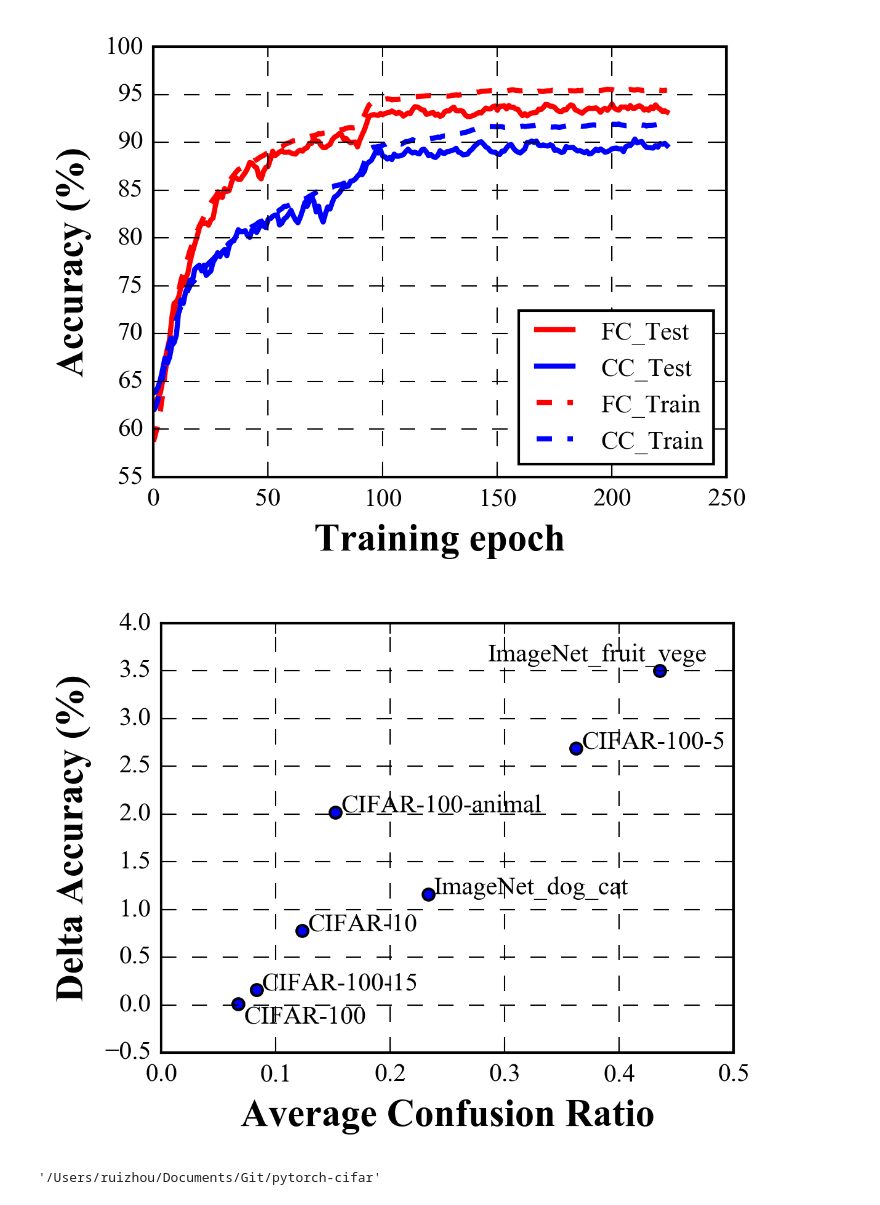
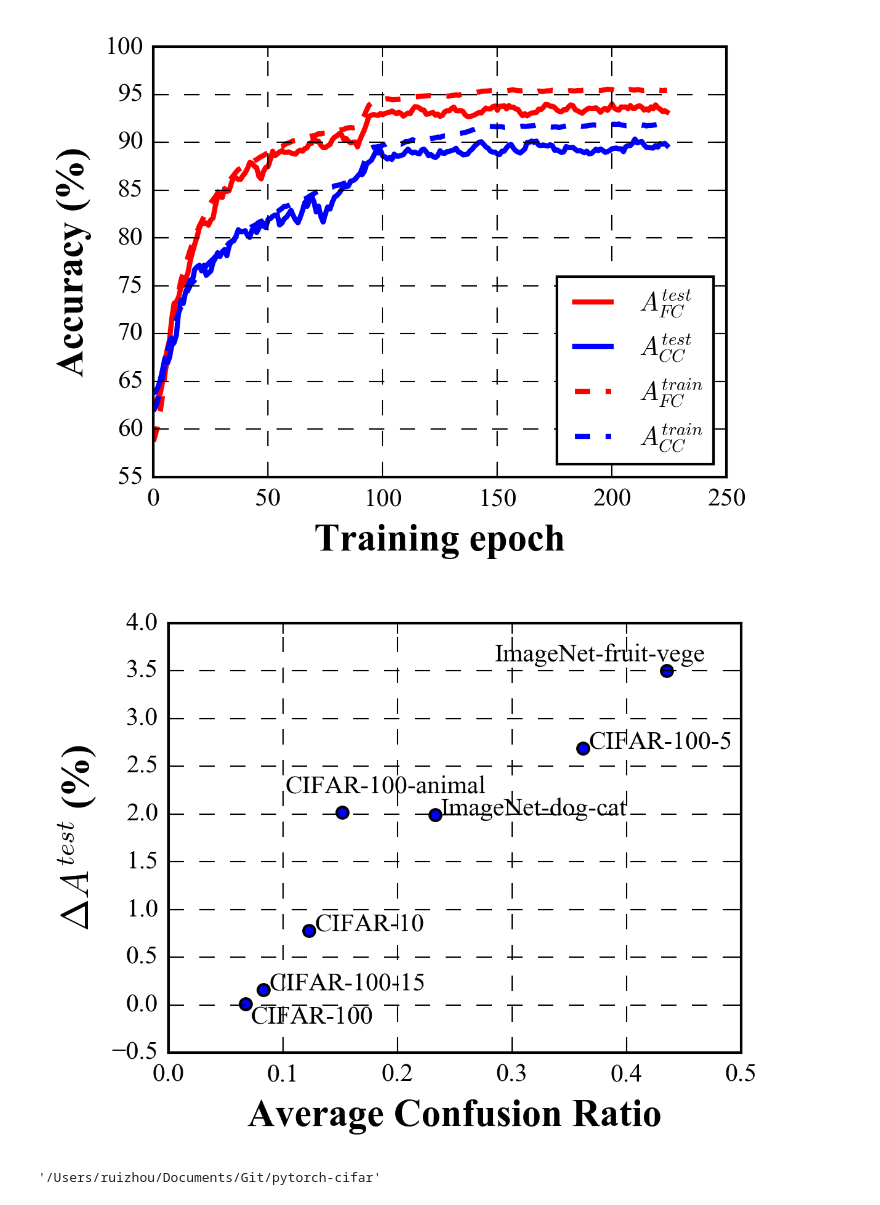
Before and after one commit to enyac-group/Label-Granularity, a Jupyter notebook: plot_curve.ipynb, the cells around one changed output. Saved outputs shown, nothing was run; the diff lists cells and outputs as text; code cells hidden in the pictures.

```diff
--- a/plot_curve.ipynb
+++ b/plot_curve.ipynb
@@ -177,10 +180,10 @@ rc={'font.size': 15, 'axes.labelsize': 15, 'legend.fontsize': 10,
     'axes.titlesize': 17, 'xtick.labelsize': 10, 'ytick.labelsize': 10,
     'lines.linewidth': 2}
 plt.rcParams.update(**rc)
-plt.plot(range(len(A_fc_test)), A_fc_test, '-', color='r', label='FC_Test')
-plt.plot(range(len(A_cc_test)), A_cc_test, '-', color='b', label='CC_Test')
-plt.plot(range(len(A_fc_train)), A_fc_train, '--', color='r', label='FC_Train')
-plt.plot(range(len(A_cc_train)), A_cc_train, '--', color='b', label='CC_Train')
+plt.plot(range(len(A_fc_test)), A_fc_test, '-', color='r', label='$A_{FC}^{test}$')
+plt.plot(range(len(A_cc_test)), A_cc_test, '-', color='b', label='$A_{CC}^{test}$')
+plt.plot(range(len(A_fc_train)), A_fc_train, '--', color='r', label='$A_{FC}^{train}$')
+plt.plot(range(len(A_cc_train)), A_cc_train, '--', color='b', label='$A_{CC}^{train}$')
 plt.xlabel('Training epoch',fontweight='bold')
 plt.ylabel('Accuracy (%)',fontweight='bold')
 plt.legend(loc='lower right', ncol=1)
@@ -191,7 +194,7 @@ plt.grid(color='k', linestyle='--', linewidth=0.5)
 plt.savefig('figs/'+name+'.png', bbox_inches='tight', dpi=600)
 #plt.close()
 # %% [output]
-[figure, old version]
+[figure, new version]
 # %%
 ########### Scatter ACR with delta acc. #################
 # %%
@@ -253,47 +256,49 @@ ACR = [0.123, 0.0671, 0.152, 0.233, 0.435]
 text = ['CIFAR-10','CIFAR-100','CIFAR-100-animal','ImageNet_dog_cat','ImageNet_fruit_vege']
 # %%
 name = 'ACR_across_datasets_added'
-A_fc = [99.20, 95.05, 83.44, 93.84, 93.15, 85.30, 83.22]
+A_fc = [99.20, 95.05, 83.44, 94.67, 93.15, 85.30, 83.22]
 A_cc = [98.42, 95.04, 81.42, 92.68, 89.65, 85.14, 80.53]
 A_delta = [A_fc[i] - A_cc[i] for i in range(len(A_fc))]
 ACR = [0.123, 0.0671, 0.152, 0.233, 0.435, 0.0829, 0.362]
-text = ['CIFAR-10','CIFAR-100','CIFAR-100-animal','ImageNet_dog_cat','ImageNet_fruit_vege', 'CIFAR-100-15', 'CIFAR-100-5']
+text = ['CIFAR-10','CIFAR-100','CIFAR-100-animal','ImageNet-dog-cat','ImageNet-fruit-vege', 'CIFAR-100-15', 'CIFAR-100-5']
 # %%
 font = {'family' : 'Times New Roman',
         'size'   : 17}
 matplotlib.rc('font', **font)
 plt.figure(figsize=(4, 3), dpi=300)
 rc={'font.size': 10, 'axes.labelsize': 15, 'legend.fontsize': 10,
     'axes.titlesize': 17, 'xtick.labelsize': 10, 'ytick.labelsize': 10,
     'lines.linewidth': 2}
 plt.rcParams.update(**rc)
 plt.scatter(ACR, A_delta)
 
 # for i, txt in enumerate(text):
-#     plt.annotate(txt, (ACR[i]+0.005,A_delta[i]))
+#     plt.annotate(txt, (ACR[i]+0.00,A_delta[i]))
 
 for i, txt in enumerate(text):
     if i == 4:
         plt.annotate(txt, (ACR[i]-0.15,A_delta[i]+0.1))
     elif i == 5:
         plt.annotate(txt, (ACR[i]+0.005,A_delta[i]))
     elif i == 1:
         plt.annotate(txt, (ACR[i]+0.005,A_delta[i]-0.2))
+    elif i == 2:
+        plt.annotate(txt, (ACR[i]-0.05,A_delta[i]+0.2))
     else:
         plt.annotate(txt, (ACR[i]+0.005,A_delta[i]))
 
 
 plt.xlabel('Average Confusion Ratio',fontweight='bold')
-plt.ylabel('Delta Accuracy (%)',fontweight='bold')
+plt.ylabel('$\Delta A^{test}$ (%)',fontweight='bold')
 plt.legend(loc='lower right', ncol=1)
 #plt.axis([0.2, 1, 78, 95])
 plt.grid(color='k', linestyle='--', linewidth=0.5)
 # plt.tight_layout()
 #plt.show()
 plt.savefig('figs/'+name+'.png', bbox_inches='tight', dpi=600)
 #plt.close()
 # %% [output]
-[figure, old version]
+[figure, new version]
 # %%
 import os
 os.getcwd()
```
Also changed, not shown: parts of 9 cells of this notebook, 2 other files.
